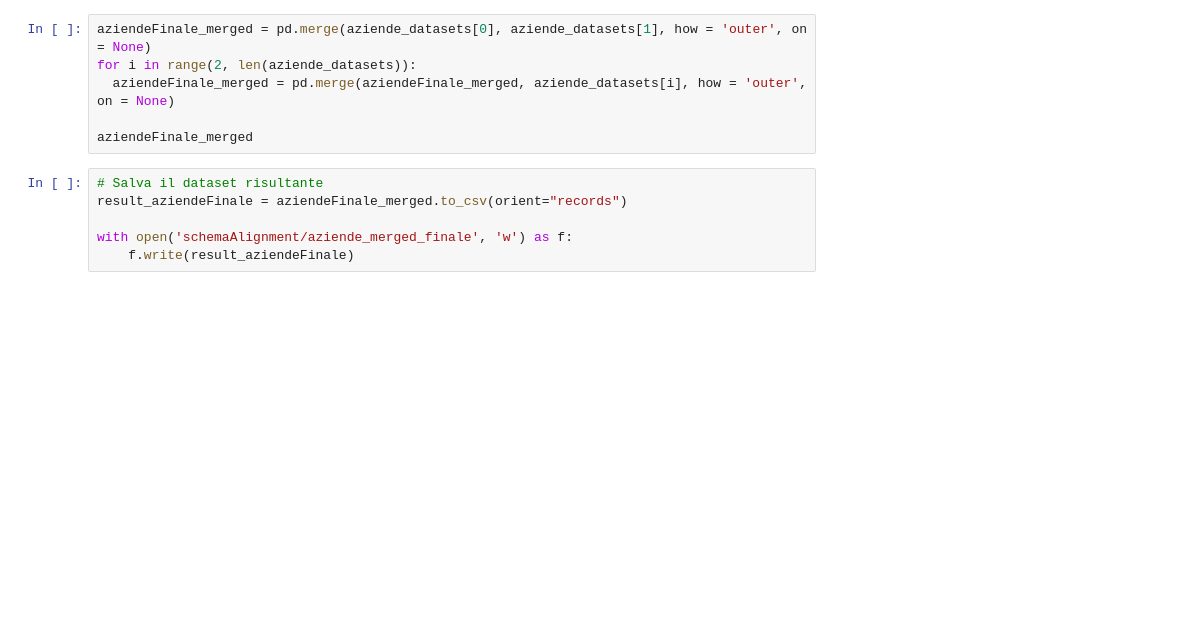
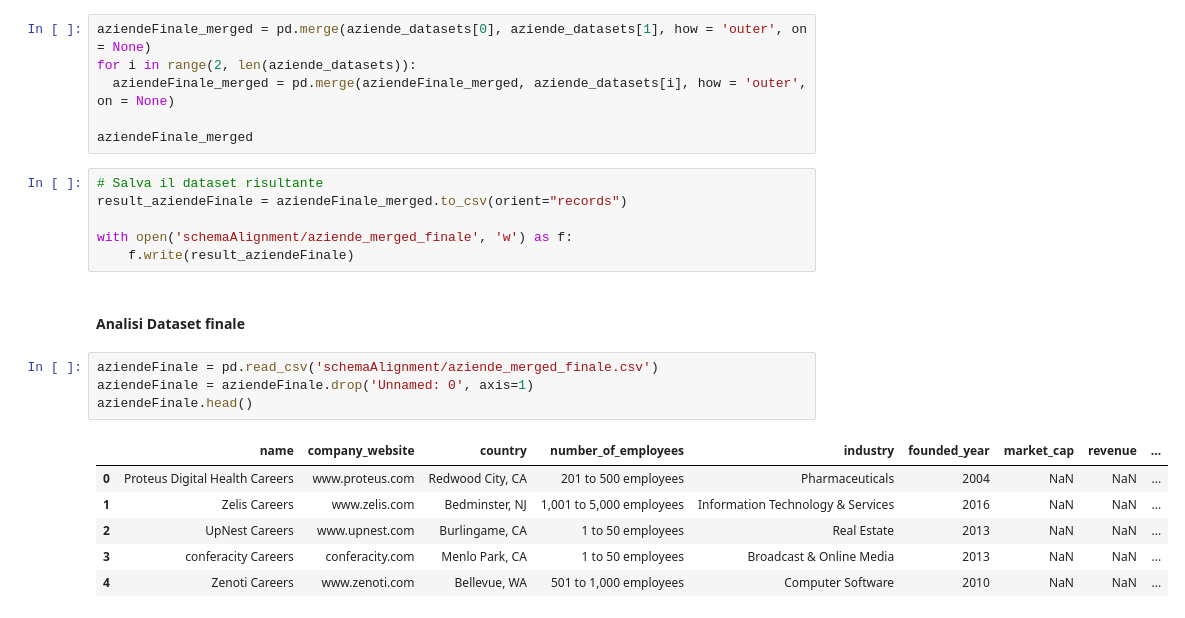
Before and after one commit to Elisabetta99/IDD_HW8, a Jupyter notebook: schemaAlignment.ipynb, the cells around one changed output. Saved outputs shown, nothing was run; the diff lists cells and outputs as text; blank space fills up the shorter version.

```diff
--- a/schemaAlignment.ipynb
+++ b/schemaAlignment.ipynb
@@ -1562,3 +1562,16 @@ result_aziendeFinale = aziendeFinale_merged.to_csv(orient="records")
 
 with open('schemaAlignment/aziende_merged_finale', 'w') as f:
     f.write(result_aziendeFinale)
+# %% [markdown]
+#### **Analisi Dataset finale**
+# %%
+aziendeFinale = pd.read_csv('schemaAlignment/aziende_merged_finale.csv')
+aziendeFinale = aziendeFinale.drop('Unnamed: 0', axis=1)
+aziendeFinale.head()
+# %% [output]
+|  | name | company_website | country | number_of_employees | industry | founded_year | market_cap | revenue | ... |
+| 0 | Proteus Digital Health Careers | www.proteus.com | Redwood City, CA | 201 to 500 employees | Pharmaceuticals | 2004 | NaN | NaN | ... |
+| 1 | Zelis Careers | www.zelis.com | Bedminster, NJ | 1,001 to 5,000 employees | Information Technology & Services | 2016 | NaN | NaN | ... |
+| 2 | UpNest Careers | www.upnest.com | Burlingame, CA | 1 to 50 employees | Real Estate | 2013 | NaN | NaN | ... |
+| 3 | conferacity Careers | conferacity.com | Menlo Park, CA | 1 to 50 employees | Broadcast & Online Media | 2013 | NaN | NaN | ... |
+| 4 | Zenoti Careers | www.zenoti.com | Bellevue, WA | 501 to 1,000 employees | Computer Software | 2010 | NaN | NaN | ... |
```
Also changed, not shown: parts of 3 cells of this notebook, 2 other files.
